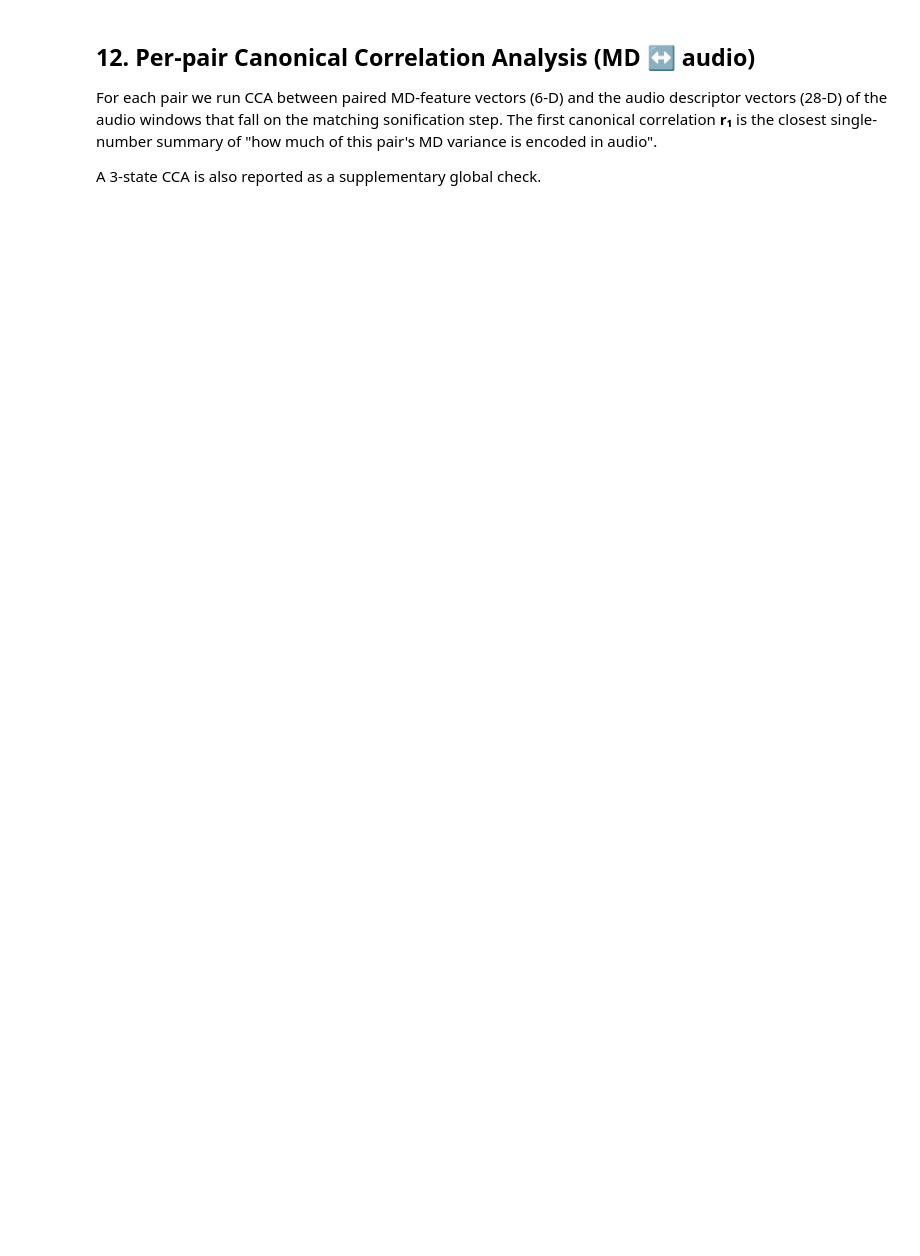
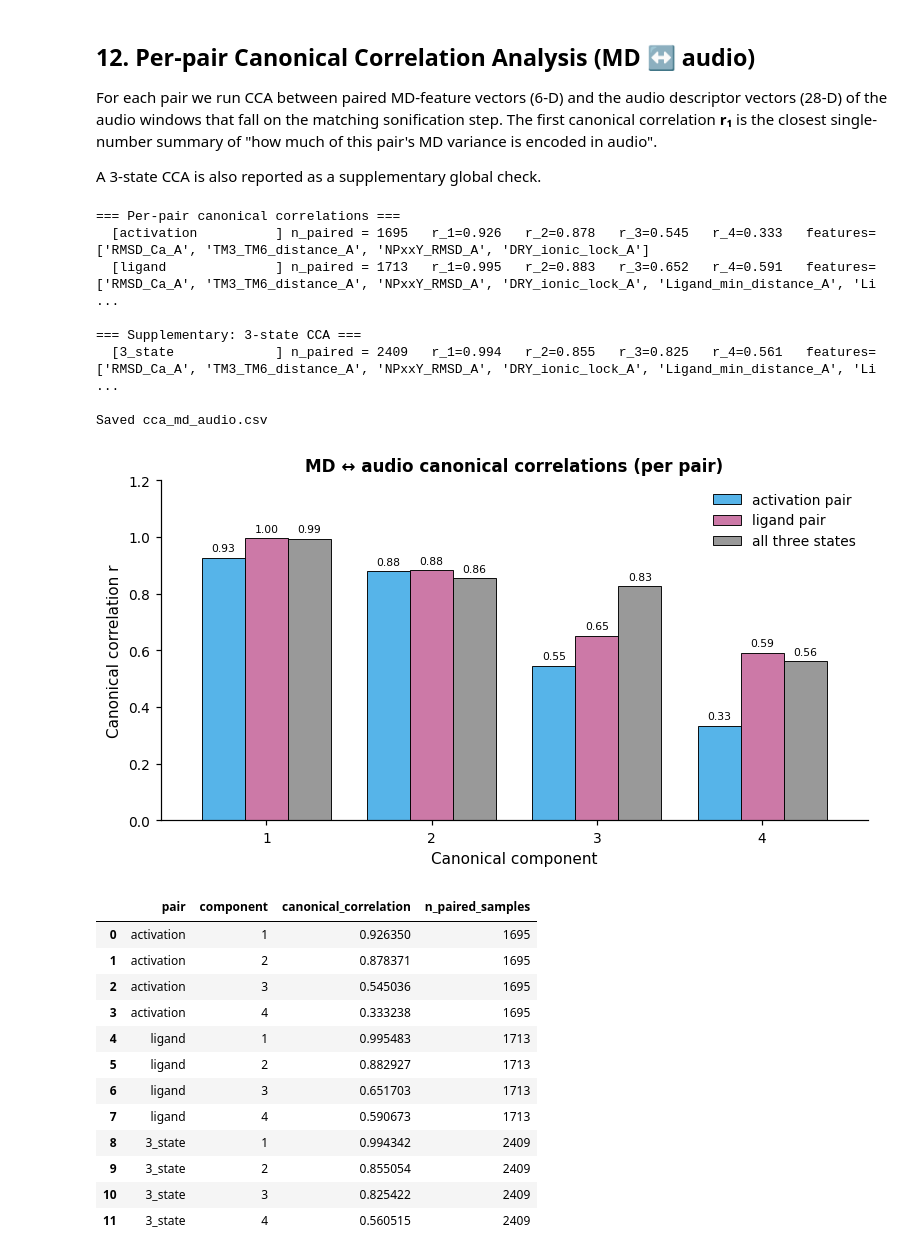
Before and after one commit to eygpcr/gpcr-sonification-beta2ar, a Jupyter notebook: notebooks/05_GPCR_sonification_classification.ipynb, the cells around one changed output. Saved outputs shown, nothing was run; the diff lists cells and outputs as text; code cells hidden in the pictures; blank space fills up the shorter version.

```diff
--- a/notebooks/05_GPCR_sonification_classification.ipynb
+++ b/notebooks/05_GPCR_sonification_classification.ipynb
@@ -137,7 +139,7 @@ PAIR_DISPLAY = {'activation': 'activation pair',
 # Heatmap colormap shared across confusion matrices in this notebook.
 # 'mako_r' is seaborn's perceptually-uniform sequential going light->dark,
 # pairs visually with the Okabe-Ito categorical palette without clashing.
-HEATMAP_CMAP = 'mako_r'
+HEATMAP_CMAP = 'flare'
 
 INSTRUMENTS = ['piano', 'violin', 'flute']
 INSTRUMENT_MARKERS = {'piano': 'o', 'violin': 's', 'flute': '^'}
@@ -886,31 +1022,54 @@ for k, rr in enumerate(r_full):
 
 cca_df = pd.DataFrame(cca_rows)
 cca_df.to_csv(TABLE_DIR / 'cca_md_audio.csv', index=False)
 print('\nSaved cca_md_audio.csv')
 
 # Grouped bar plot per pair — uses the project-wide PAIR_COLORS so it
 # never collides with the STATE_COLORS used elsewhere.
 fig, ax = plt.subplots(figsize=(7.0, 3.8), constrained_layout=True)
 pivot = cca_df.pivot(index='component', columns='pair',
                      values='canonical_correlation')
 cols = [c for c in ['activation', 'ligand', '3_state'] if c in pivot.columns]
 pivot = pivot[cols]
 pivot.plot.bar(ax=ax, color=[PAIR_COLORS[c] for c in cols],
                edgecolor='black', linewidth=0.6, width=0.78)
 ax.set_xlabel('Canonical component')
 ax.set_ylabel('Canonical correlation r')
-ax.set_ylim(0, 1.0)
+ax.set_ylim(0, 1.2)
 ax.set_title('MD ↔ audio canonical correlations (per pair)')
 ax.legend([PAIR_DISPLAY[c] for c in cols],
           title='', loc='best', frameon=True, framealpha=0.9,
           edgecolor='none')
 ax.set_xticklabels(ax.get_xticklabels(), rotation=0)
 for container in ax.containers:
     for bar in container:
         h = bar.get_height()
         if not np.isnan(h):
             ax.text(bar.get_x() + bar.get_width() / 2, h + 0.015,
                     f'{h:.2f}', ha='center', va='bottom', fontsize=7)
 savefig_multi(fig, FIG_DIR / 'fig_cca_md_audio')
 plt.show()
 cca_df
+# %% [output]
+=== Per-pair canonical correlations ===
+  [activation          ] n_paired = 1695   r_1=0.926   r_2=0.878   r_3=0.545   r_4=0.333   features=['RMSD_Ca_A', 'TM3_TM6_distance_A', 'NPxxY_RMSD_A', 'DRY_ionic_lock_A']
+  [ligand              ] n_paired = 1713   r_1=0.995   r_2=0.883   r_3=0.652   r_4=0.591   features=['RMSD_Ca_A', 'TM3_TM6_distance_A', 'NPxxY_RMSD_A', 'DRY_ionic_lock_A', 'Ligand_min_distance_A', 'Li ...
+
+=== Supplementary: 3-state CCA ===
+  [3_state             ] n_paired = 2409   r_1=0.994   r_2=0.855   r_3=0.825   r_4=0.561   features=['RMSD_Ca_A', 'TM3_TM6_distance_A', 'NPxxY_RMSD_A', 'DRY_ionic_lock_A', 'Ligand_min_distance_A', 'Li ...
+
+Saved cca_md_audio.csv
+[figure, added]
+|  | pair | component | canonical_correlation | n_paired_samples |
+| 0 | activation | 1 | 0.926350 | 1695 |
+| 1 | activation | 2 | 0.878371 | 1695 |
+| 2 | activation | 3 | 0.545036 | 1695 |
+| 3 | activation | 4 | 0.333238 | 1695 |
+| 4 | ligand | 1 | 0.995483 | 1713 |
+| 5 | ligand | 2 | 0.882927 | 1713 |
+| 6 | ligand | 3 | 0.651703 | 1713 |
+| 7 | ligand | 4 | 0.590673 | 1713 |
+| 8 | 3_state | 1 | 0.994342 | 2409 |
+| 9 | 3_state | 2 | 0.855054 | 2409 |
+| 10 | 3_state | 3 | 0.825422 | 2409 |
+| 11 | 3_state | 4 | 0.560515 | 2409 |
```
Also changed, not shown: parts of 11 cells of this notebook, 4 other files.
